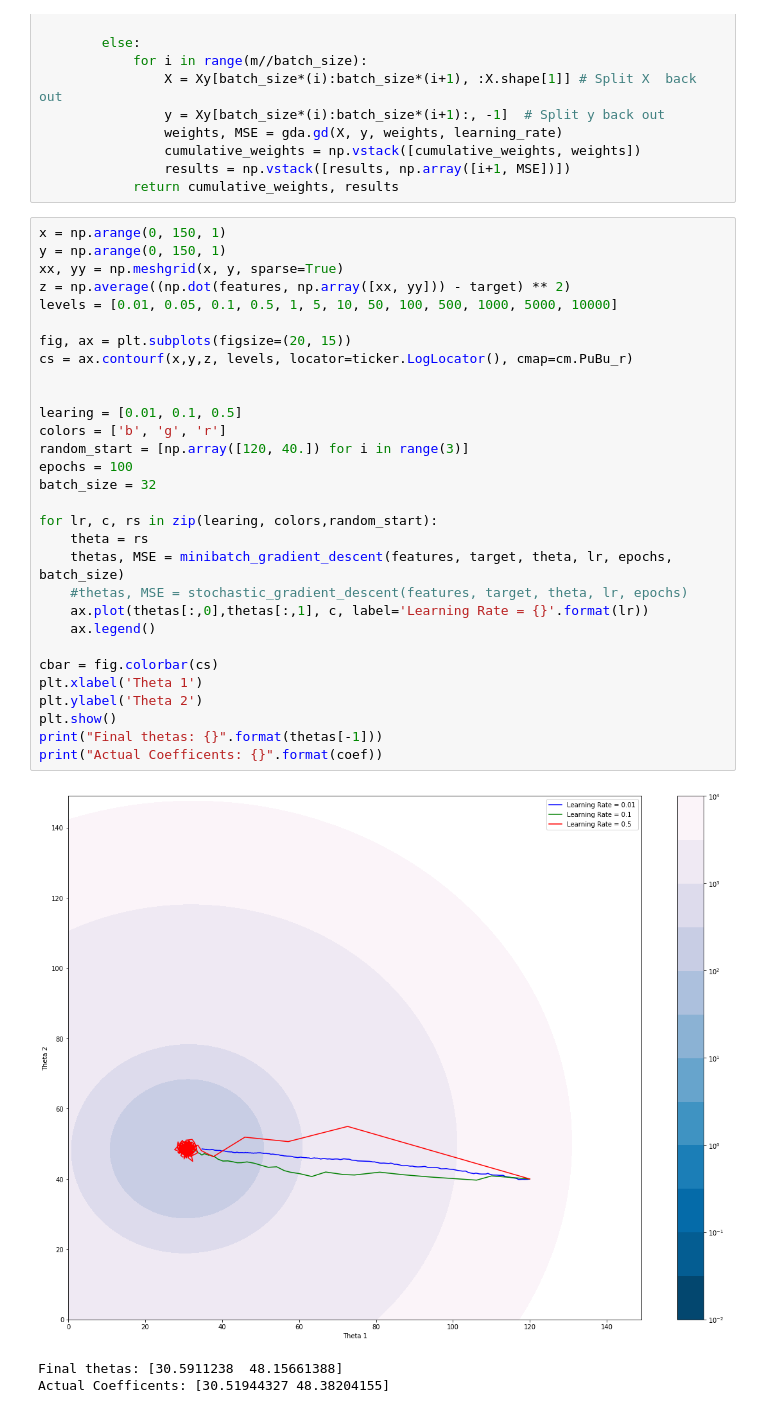
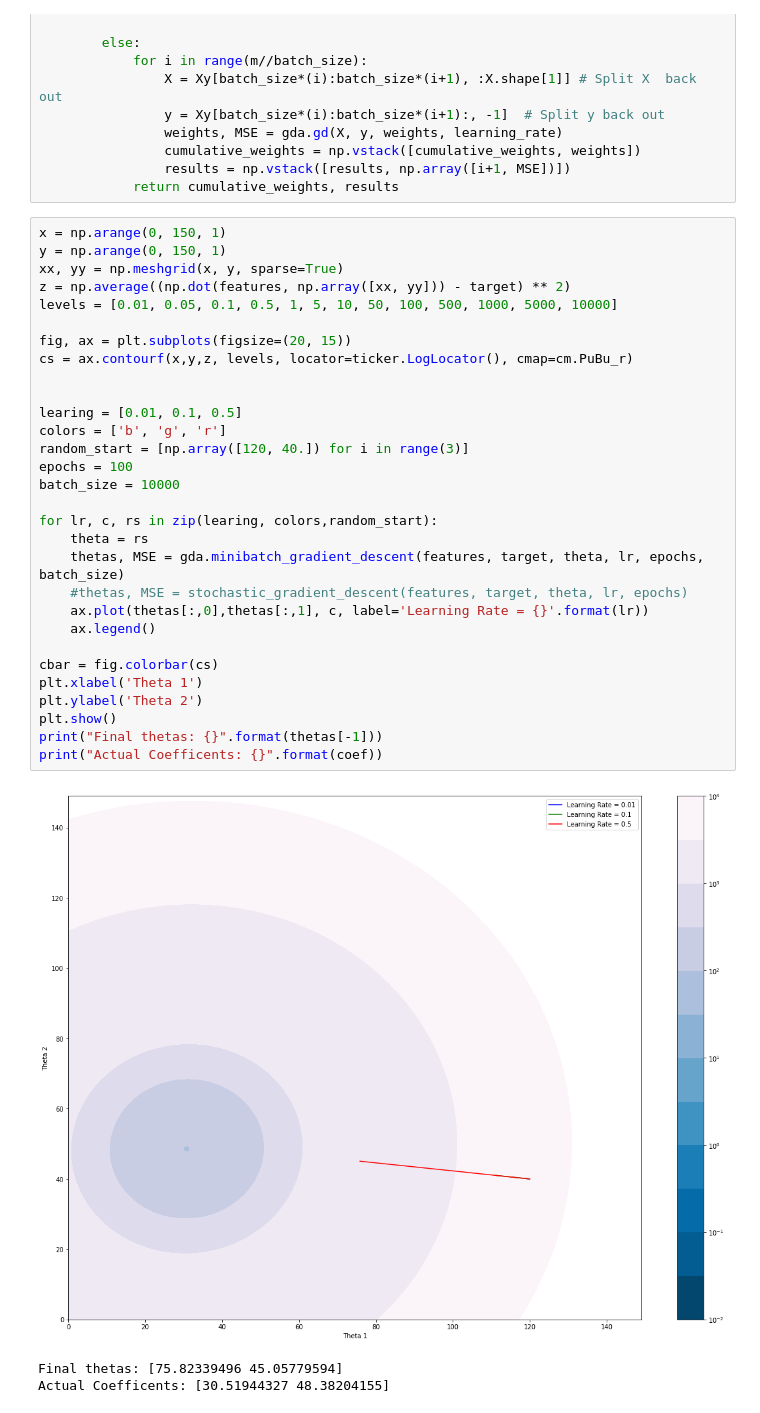
Before and after one commit to robahall/GradDesc, a Jupyter notebook: notebooks/1.0_rah_Gradient_Descent_Algorithims.ipynb, the cells around one changed output. Cells and saved outputs as stored; diff of their text form.

```diff
--- a/notebooks/1.0_rah_Gradient_Descent_Algorithims.ipynb
+++ b/notebooks/1.0_rah_Gradient_Descent_Algorithims.ipynb
@@ -136,34 +136,34 @@ def minibatch_gradient_descent(X, y, weights, learning_rate, epochs, batch_size)
 # %%
 x = np.arange(0, 150, 1)
 y = np.arange(0, 150, 1)
 xx, yy = np.meshgrid(x, y, sparse=True)
 z = np.average((np.dot(features, np.array([xx, yy])) - target) ** 2)
 levels = [0.01, 0.05, 0.1, 0.5, 1, 5, 10, 50, 100, 500, 1000, 5000, 10000]
 
 fig, ax = plt.subplots(figsize=(20, 15))
 cs = ax.contourf(x,y,z, levels, locator=ticker.LogLocator(), cmap=cm.PuBu_r)
 
 
 learing = [0.01, 0.1, 0.5]
 colors = ['b', 'g', 'r']
 random_start = [np.array([120, 40.]) for i in range(3)]
 epochs = 100
-batch_size = 32
+batch_size = 10000
 
 for lr, c, rs in zip(learing, colors,random_start):
     theta = rs
-    thetas, MSE = minibatch_gradient_descent(features, target, theta, lr, epochs, batch_size)
+    thetas, MSE = gda.minibatch_gradient_descent(features, target, theta, lr, epochs, batch_size)
     #thetas, MSE = stochastic_gradient_descent(features, target, theta, lr, epochs)
     ax.plot(thetas[:,0],thetas[:,1], c, label='Learning Rate = {}'.format(lr))
     ax.legend()
 
 cbar = fig.colorbar(cs)
 plt.xlabel('Theta 1')
 plt.ylabel('Theta 2')
 plt.show()
 print("Final thetas: {}".format(thetas[-1]))
 print("Actual Coefficents: {}".format(coef))
 # %% [output]
-[figure, old version]
+[figure, new version]
-Final thetas: [30.5911238  48.15661388]
+Final thetas: [75.82339496 45.05779594]
 Actual Coefficents: [30.51944327 48.38204155]
```
